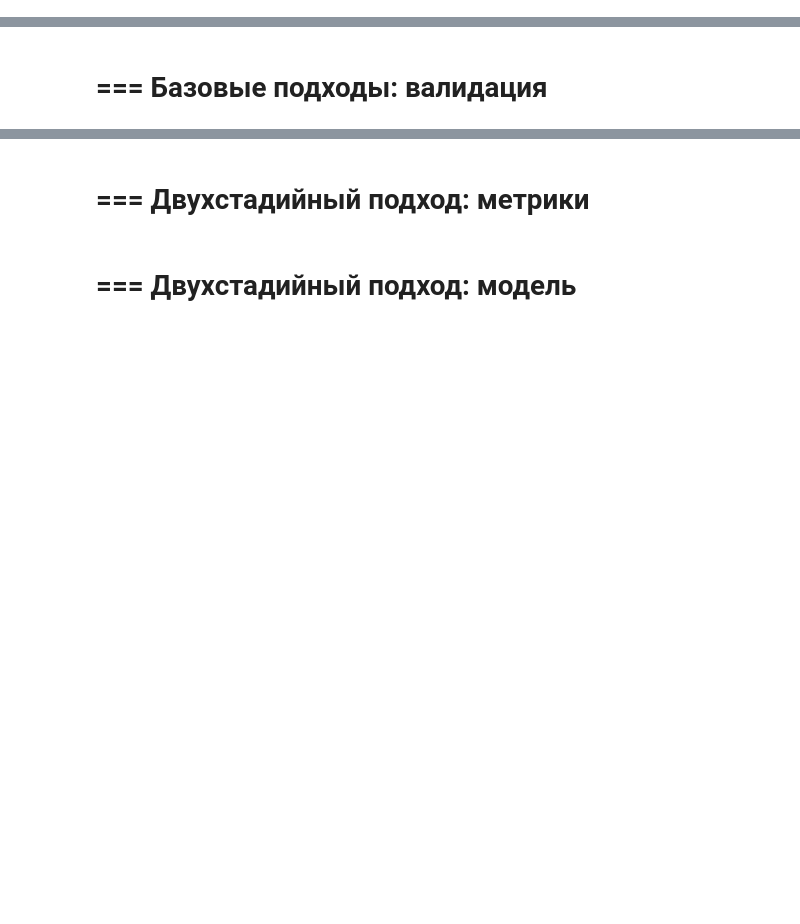
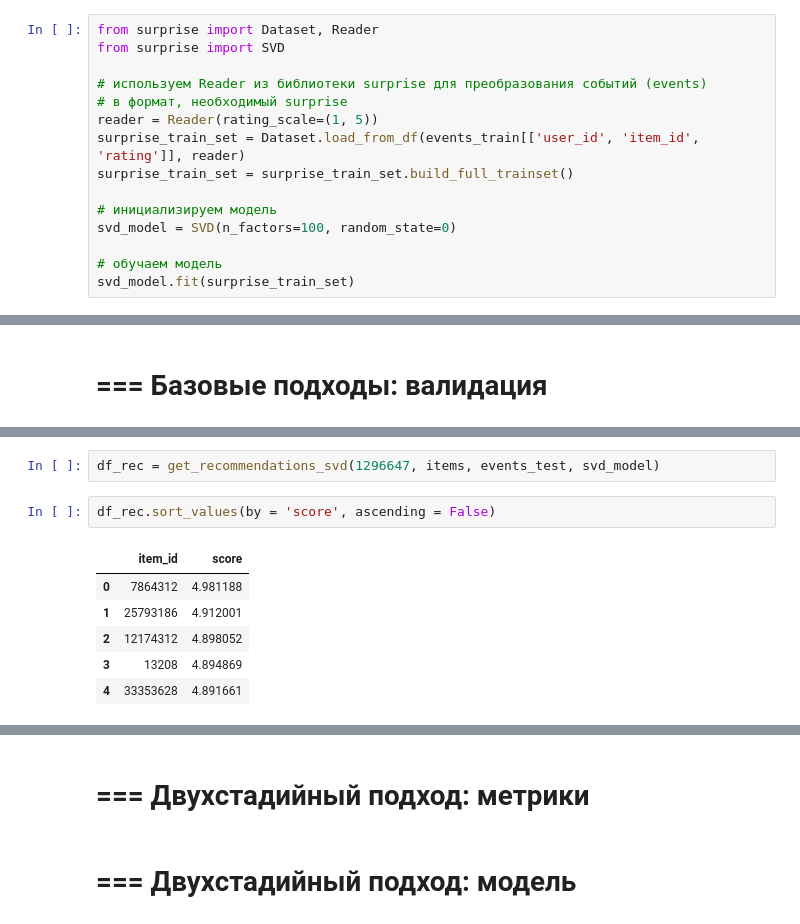
Before and after one commit to Efimovaam/mle-recsys-start, a Jupyter notebook: main_offline.ipynb, the cells around one changed output, grey strips where cells are left out. Saved outputs shown, nothing was run; the diff lists cells and outputs as text; blank space fills up the shorter version.

```diff
--- a/main_offline.ipynb
+++ b/main_offline.ipynb
@@ -51,2 +165,17 @@ print(len(cold_users))
 # %% [markdown]
 # === Базовые подходы: контентные рекомендации
+# %%
+from surprise import Dataset, Reader
+from surprise import SVD
+
+# используем Reader из библиотеки surprise для преобразования событий (events)
+# в формат, необходимый surprise
+reader = Reader(rating_scale=(1, 5))
+surprise_train_set = Dataset.load_from_df(events_train[['user_id', 'item_id', 'rating']], reader)
+surprise_train_set = surprise_train_set.build_full_trainset()
+
+# инициализируем модель
+svd_model = SVD(n_factors=100, random_state=0)
+
+# обучаем модель
+svd_model.fit(surprise_train_set)
@@ -54,0 +252,11 @@ print(len(cold_users))
+# %%
+df_rec = get_recommendations_svd(1296647, items, events_test, svd_model)
+# %%
+df_rec.sort_values(by = 'score', ascending = False)
+# %% [output]
+|  | item_id | score |
+| 0 | 7864312 | 4.981188 |
+| 1 | 25793186 | 4.912001 |
+| 2 | 12174312 | 4.898052 |
+| 3 | 13208 | 4.894869 |
+| 4 | 33353628 | 4.891661 |
```
Also changed, not shown: parts of 18 cells of this notebook.
